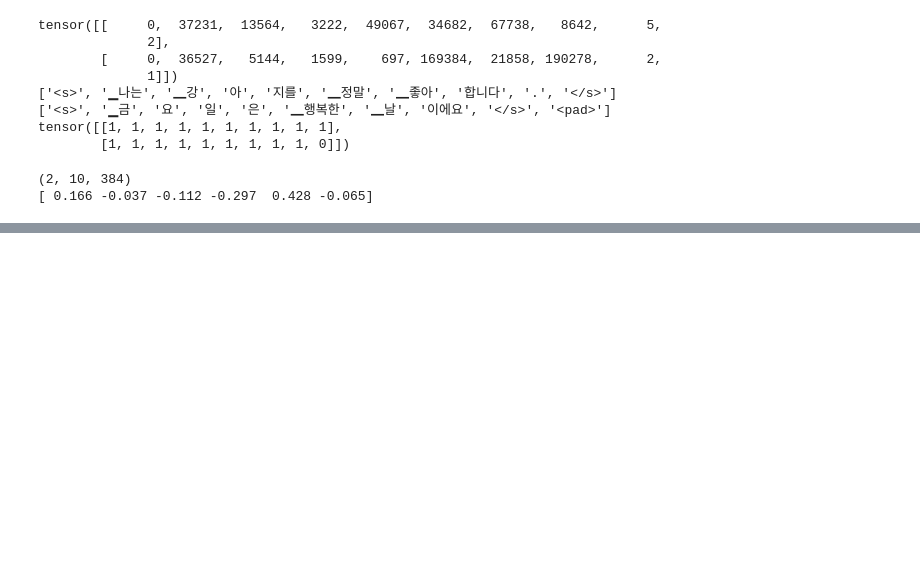
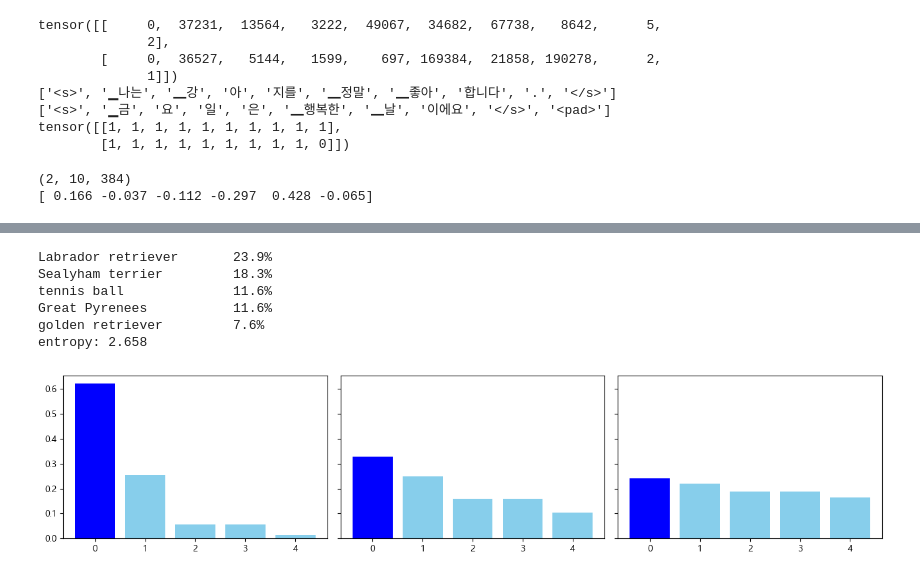
Before and after one commit to SaLun7/17_Study, a Jupyter notebook: 17_rag/DAY1_261002/01.ipynb, the cells around one changed output, grey strips where cells are left out. Cells and saved outputs as stored; diff of their text form; code cells hidden in the pictures; blank space fills up the shorter version.

```diff
--- a/17_rag/DAY1_261002/01.ipynb
+++ b/17_rag/DAY1_261002/01.ipynb
@@ -141,0 +144,38 @@ plt.show()
+# %%
+from torchvision import transforms, models
+
+img = Image.open(ASSETS / 'puppy.jpg').convert('RGB')
+
+weights = models.ResNet18_Weights.DEFAULT
+resnet = models.resnet18(weights=weights).eval()
+labels = weights.meta['categories']
+
+batch = weights.transforms()(img).unsqueeze(0)
+
+with torch.no_grad():
+    logits = resnet(batch)
+probs = torch.softmax(logits, dim=1)[0]
+top_p, top_i = probs.topk(5)
+
+for p, i in zip(top_p, top_i):
+    print(f'{labels[i]:25s}{p:.1%}')
+
+entropy = -(probs * torch.log(probs + 1e-10)).sum()
+print(f'entropy: {entropy:.3f}')
+# %% [output]
+Labrador retriever       23.9%
+Sealyham terrier         18.3%
+tennis ball              11.6%
+Great Pyrenees           11.6%
+golden retriever         7.6%
+entropy: 2.658
+# %%
+top_logits = logits[0].topk(5).values
+fig, axes= plt.subplots(1, 3, figsize=(13, 3), sharey = True)
+
+for ax, T in zip(axes, (0.3, 1.0, 3.0)):
+    p = torch.softmax(top_logits / T, dim=0)
+    ax.bar(range(5), p.numpy(), color = ['blue'] + ['skyblue'] * 4)
+plt.tight_layout(); plt.show()
+# %% [output]
+[figure, added]
```
Also changed, not shown: parts of 3 cells of this notebook, 7 other files.
